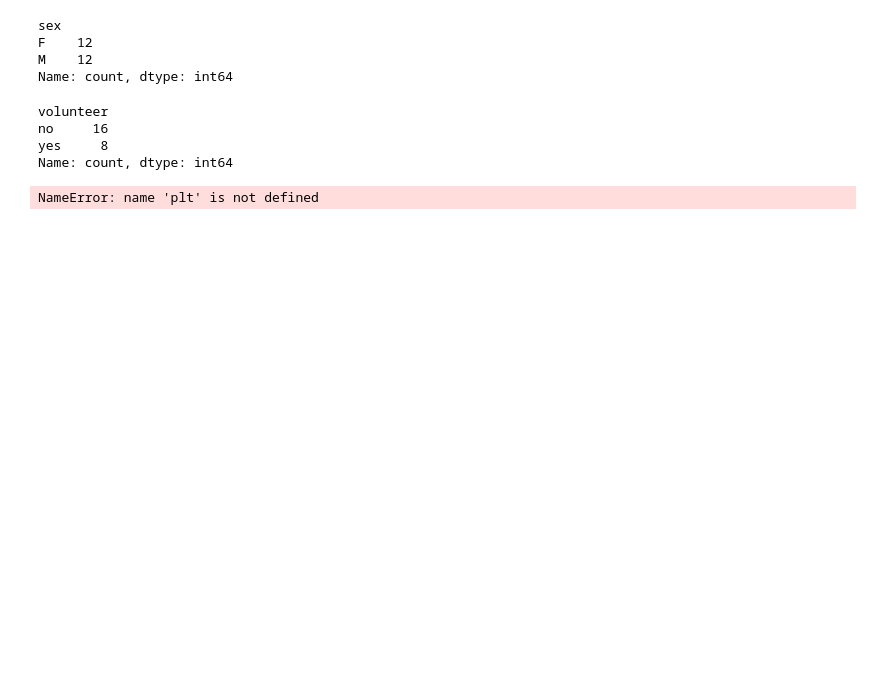
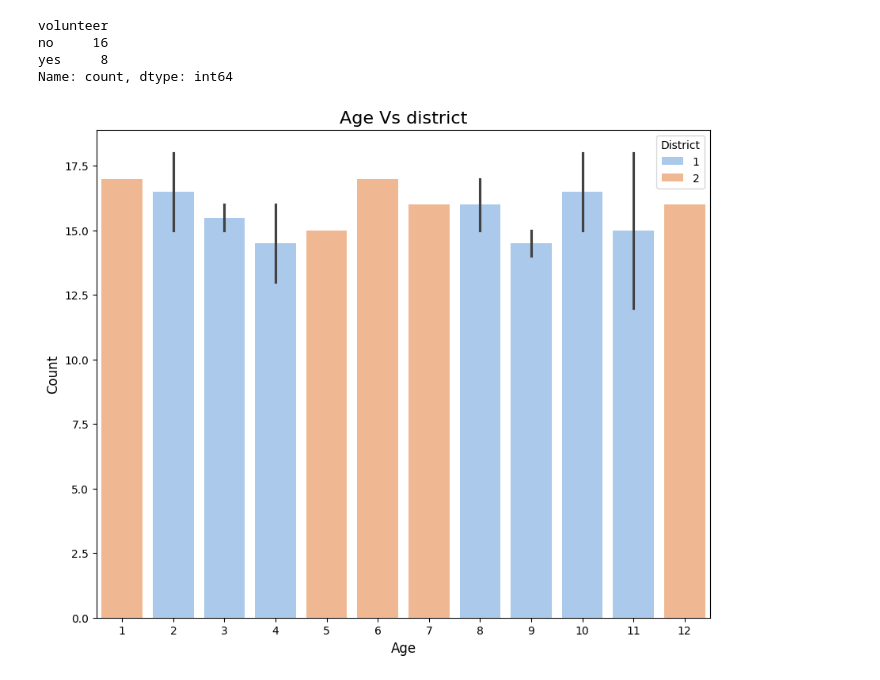
Before and after one commit to Zlata-zal/All__chapters, a Jupyter notebook: chapter_9/Untitled.ipynb, the cells around one changed output. Drawn from its saved outputs; the diff is of its cells as text; code cells hidden in the pictures; blank space fills up the shorter version.

```diff
--- a/chapter_9/Untitled.ipynb
+++ b/chapter_9/Untitled.ipynb
@@ -27,10 +63,3 @@ NameError: name 'df' is not defined
-# %%
-df["sex"].value_counts()
-# %% [output]
-sex
-F    12
-M    12
-Name: count, dtype: int64
 # %%
 df["volunteer"] = df["volunteer"].astype(str)
 df["volunteer"] = df["volunteer"].replace("0","no")
@@ -42,14 +71,14 @@ no     16
 yes     8
 Name: count, dtype: int64
 # %%
-ivot_table = df.groupby(['sex', 'volunteer']).size().reset_index(name='count')
+pivot_table = df.groupby(['age', 'district']).size().reset_index(name='count')
 # %%
-plt.figure(figsize=(8, 6))
-sns.barplot(x='sex', y='count', hue='volunteer', data=pivot_table, palette='pastel')
-plt.title('Sex vs Volunteer Status', fontsize=16)
-plt.xlabel('Sex', fontsize=12)
+plt.figure(figsize=(10, 8))
+sns.barplot(x='district', y='age', hue='count', data=pivot_table, palette='pastel')
+plt.title('Age Vs district', fontsize=16)
+plt.xlabel('Age', fontsize=12)
 plt.ylabel('Count', fontsize=12)
-plt.legend(title='Volunteer')
+plt.legend(title='District')
 plt.show()
 # %% [output]
-NameError: name 'plt' is not defined
+[figure, added]
```
Also changed, not shown: parts of 6 cells of this notebook, 3 other files.
